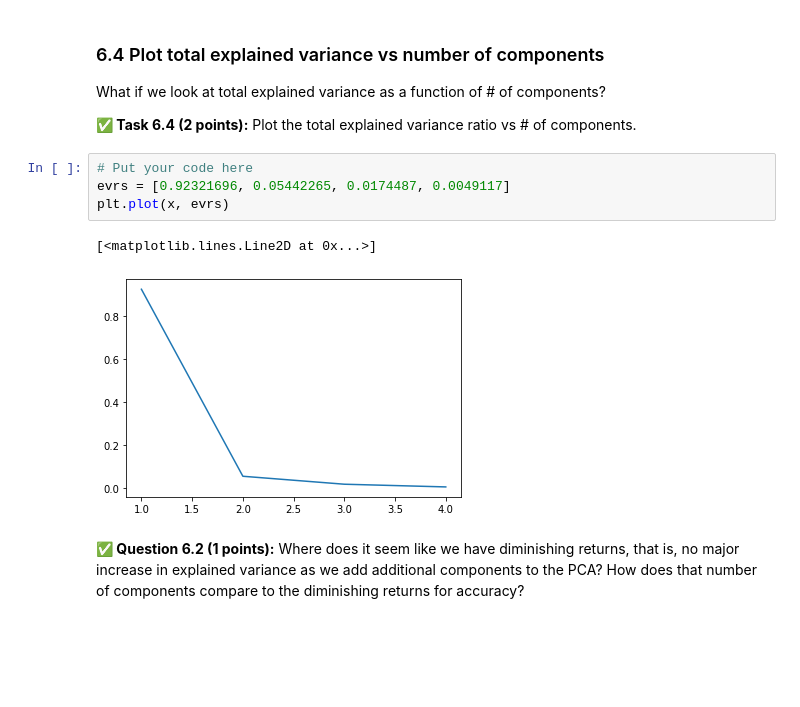
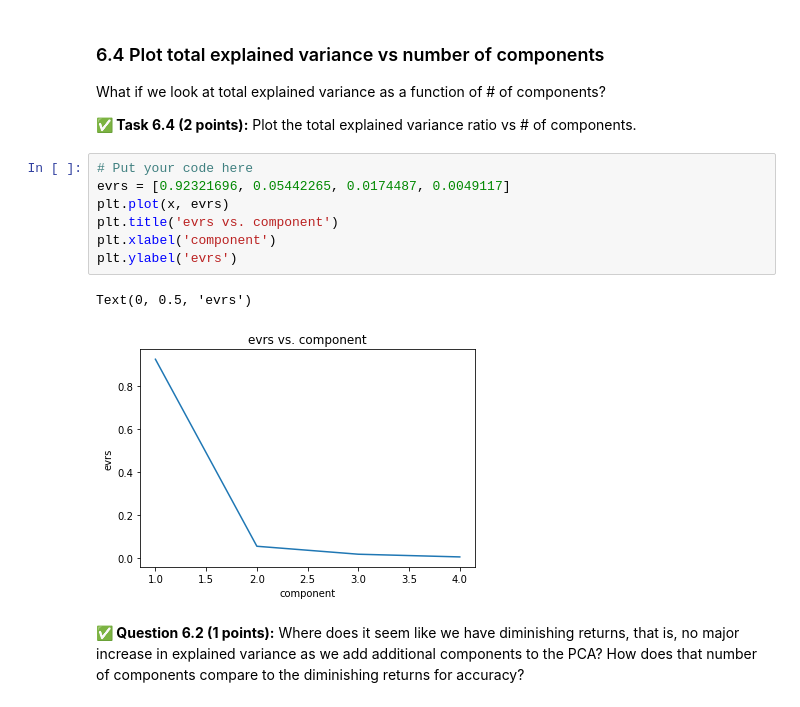
Before and after one commit to Michael-Bellaver/cmse202-s21-turnin, a Jupyter notebook: hw-05/HW-05_SVMandPCA-STUDENT.ipynb, the cells around one changed output. Cells and saved outputs as stored; diff of their text form; blank space fills up the shorter version.

```diff
--- a/hw-05/HW-05_SVMandPCA-STUDENT.ipynb
+++ b/hw-05/HW-05_SVMandPCA-STUDENT.ipynb
@@ -555,10 +553,13 @@ What if we look at total explained variance as a function of # of components?
 # %%
 # Put your code here
 evrs = [0.92321696, 0.05442265, 0.0174487, 0.0049117]
 plt.plot(x, evrs)
+plt.title('evrs vs. component')
+plt.xlabel('component')
+plt.ylabel('evrs')
 # %% [output]
-[<matplotlib.lines.Line2D at 0x...>]
+Text(0, 0.5, 'evrs')
-[figure, old version]
+[figure, new version]
 # %% [markdown]
 **&#9989; Question 6.2 (1 points):** Where does it seem like we have diminishing returns, that is, no major increase in explained variance as we add additional components to the PCA? How does that number of components compare to the diminishing returns for accuracy?
 # %% [markdown]
```
Also changed, not shown: parts of 2 cells of this notebook.
